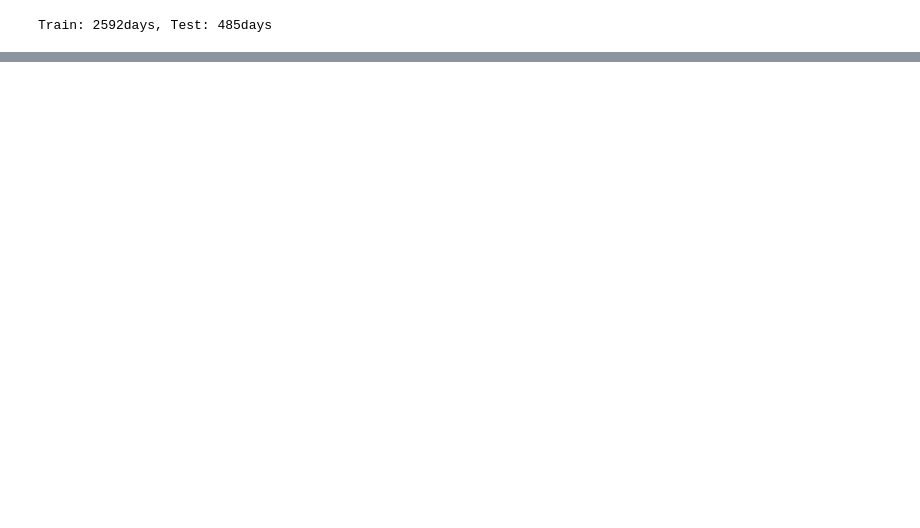
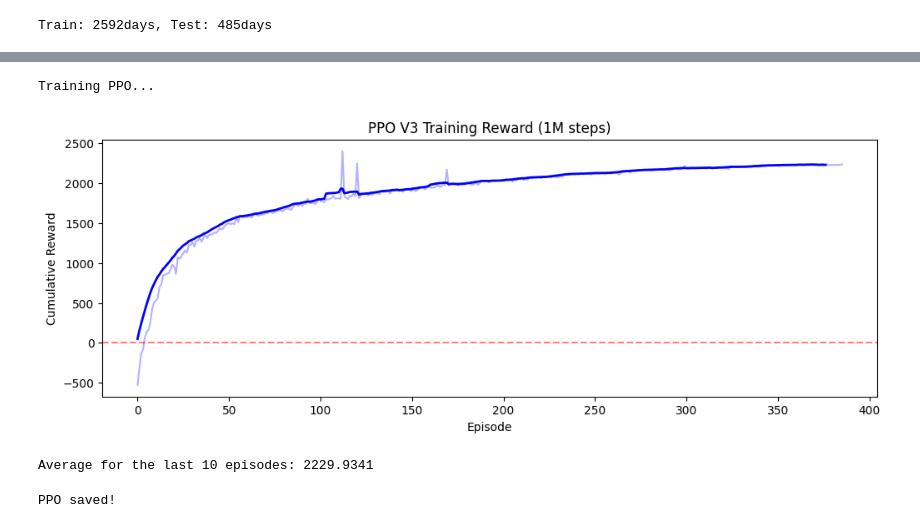
Before and after one commit to blackcatyu/DRL-for-Portfolio-Allocation, a Jupyter notebook: notebooks/05_train_sharpe.ipynb, the cells around one changed output, grey strips where cells are left out. Cells and saved outputs as stored; diff of their text form; code cells hidden in the pictures; blank space fills up the shorter version.

```diff
--- a/notebooks/05_train_sharpe.ipynb
+++ b/notebooks/05_train_sharpe.ipynb
@@ -86,0 +37,49 @@ KeyboardInterrupt:
+# %%
+class RewardCallback(BaseCallback):
+    def __init__(self):
+        super().__init__()
+        self.episode_rewards = []
+        self.current_rewards = []
+
+    def _on_step(self):
+        reward = self.locals['rewards'][0]
+        self.current_rewards.append(reward)
+
+        if self.locals['dones'][0]:
+            self.episode_rewards.append(sum(self.current_rewards))
+            self.current_rewards = []
+        return True
+
+def train_agent(algorithm, env, total_timesteps=1_000_000, **kwargs):
+    callback = RewardCallback()
+    model = algorithm("MlpPolicy", env, verbose=0, **kwargs)
+    model.learn(total_timesteps=total_timesteps, callback=callback)
+    return model, callback
+
+def plot_reward(rewards, title):
+    smoothed = np.convolve(rewards, np.ones(10)/10, mode='valid')
+    plt.figure(figsize=(12, 4))
+    plt.plot(rewards, alpha=0.3, color='blue')
+    plt.plot(smoothed, color='blue', linewidth=2)
+    plt.axhline(y=0, color='r', linestyle='--', alpha=0.5)
+    plt.title(title)
+    plt.xlabel('Episode')
+    plt.ylabel('Cumulative Reward')
+    plt.show()
+# %%
+# PPO
+print("Training PPO...")
+train_env = te3.MetalTradingEnvV3(train, price_train)
+ppo_v3, ppo_cb = train_agent(PPO, train_env, learning_rate=3e-4, n_steps=2048, batch_size=64, n_epochs=10, gamma=0.99)
+plot_reward(ppo_cb.episode_rewards, "PPO V3 Training Reward (1M steps)")
+print(f"Average for the last 10 episodes: {np.mean(ppo_cb.episode_rewards[-10:]):.4f}")
+ppo_v3.save("../agents/ppo_v3_1m")
+# %% [output]
+Training PPO...
+[figure, added]
+Average for the last 10 episodes: 2229.9341
+# %%
+np.save("../agents/ppo_v3_rewards_1m.npy", ppo_cb.episode_rewards)
+print("PPO saved!")
+# %% [output]
+PPO saved!
```
Also changed, not shown: parts of 8 cells of this notebook, 9 other files.
